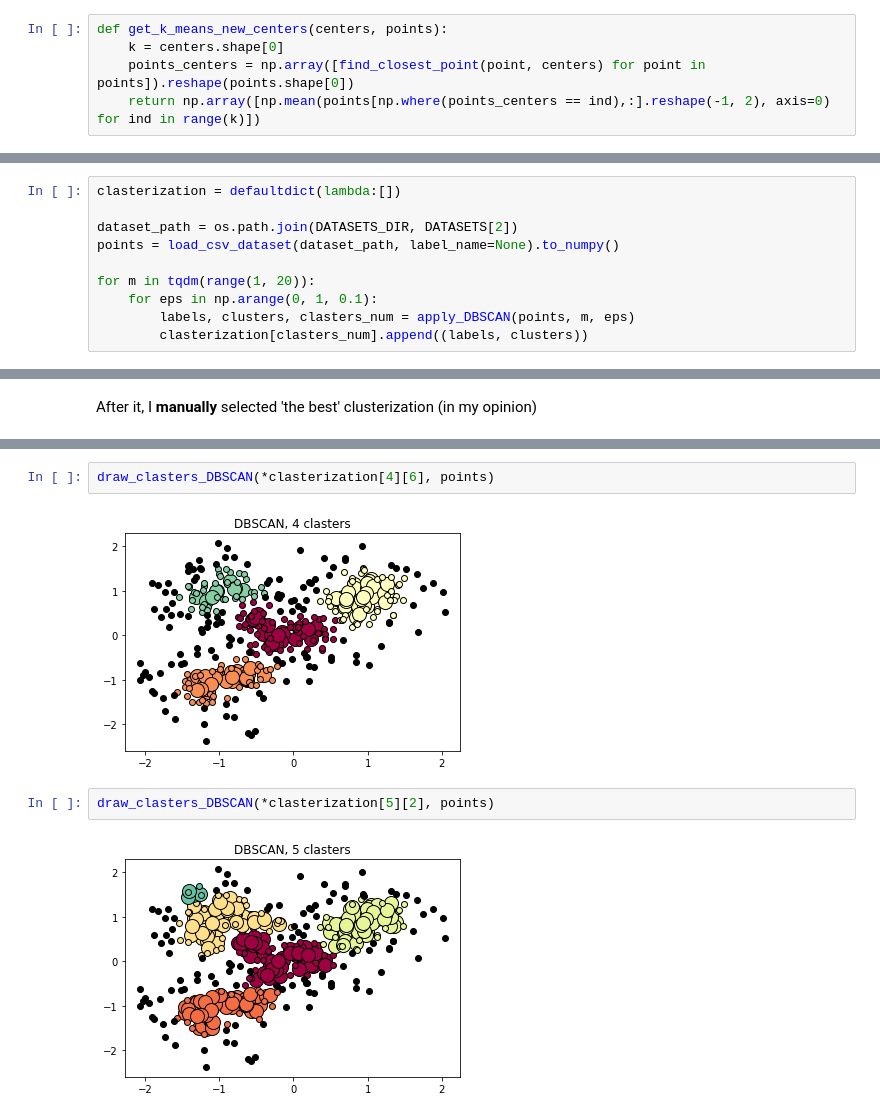
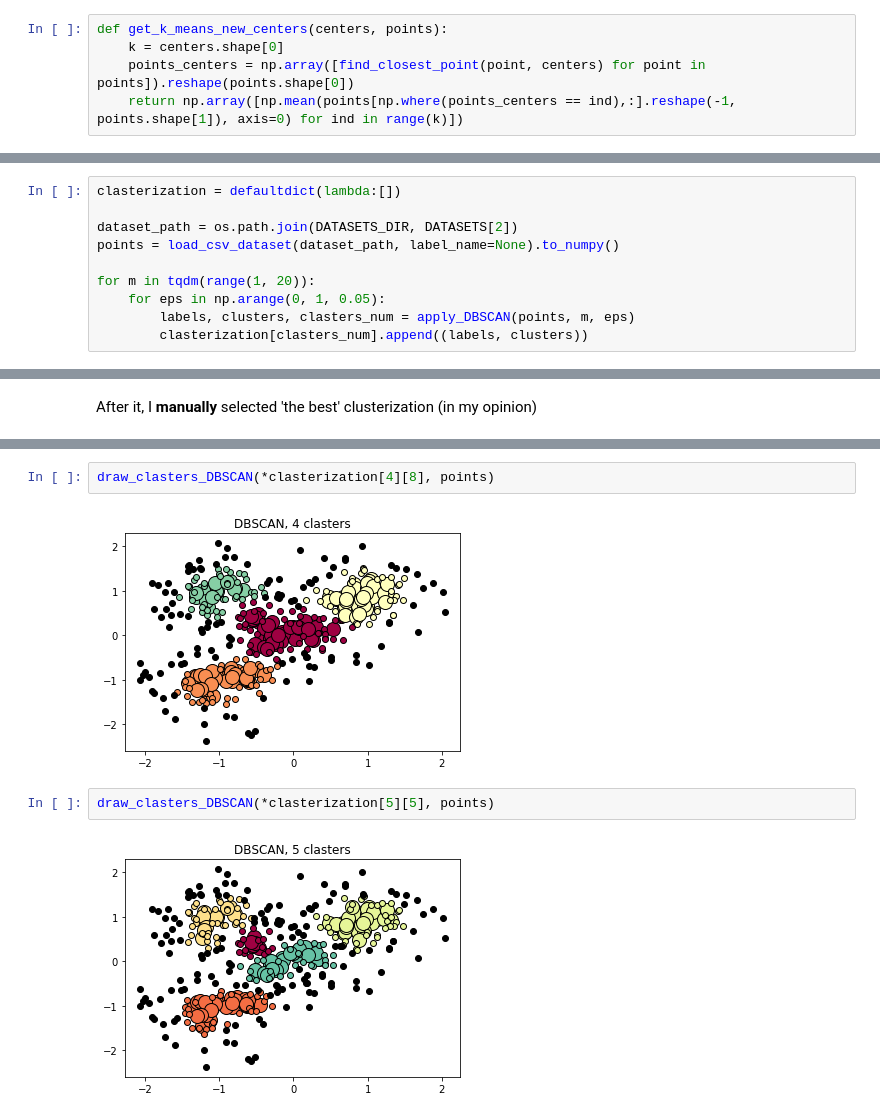
Before and after one commit to Igor-Tukh/machine-learning-hse, a Jupyter notebook: hw01/hw01.ipynb, the cells around one changed output, grey strips where cells are left out. Cells and saved outputs as stored; diff of their text form.

```diff
--- a/hw01/hw01.ipynb
+++ b/hw01/hw01.ipynb
@@ -192,7 +192,7 @@ def get_init_k_means_centers(points, k):
 def get_k_means_new_centers(centers, points):
     k = centers.shape[0]
     points_centers = np.array([find_closest_point(point, centers) for point in points]).reshape(points.shape[0])
-    return np.array([np.mean(points[np.where(points_centers == ind),:].reshape(-1, 2), axis=0) for ind in range(k)])
+    return np.array([np.mean(points[np.where(points_centers == ind),:].reshape(-1, points.shape[1]), axis=0) for ind in range(k)])
 # %%
 def k_means(points, k):
     centers = get_init_k_means_centers(points, k)
@@ -285,7 +285,7 @@ dataset_path = os.path.join(DATASETS_DIR, DATASETS[2])
 points = load_csv_dataset(dataset_path, label_name=None).to_numpy()
 
 for m in tqdm(range(1, 20)):
-    for eps in np.arange(0, 1, 0.1):
+    for eps in np.arange(0, 1, 0.05):
         labels, clusters, clasters_num = apply_DBSCAN(points, m, eps)
         clasterization[clasters_num].append((labels, clusters))
 # %% [output]
@@ -303,8 +303,8 @@ draw_clasters_DBSCAN(*clasterization[3][1], points)
 # %%
-draw_clasters_DBSCAN(*clasterization[4][6], points)
+draw_clasters_DBSCAN(*clasterization[4][8], points)
 # %% [output]
-[figure, old version]
+[figure, new version]
 # %%
-draw_clasters_DBSCAN(*clasterization[5][2], points)
+draw_clasters_DBSCAN(*clasterization[5][5], points)
 # %% [output]
-[figure, old version]
+[figure, new version]
```
Also changed, not shown: parts of 13 cells of this notebook.
